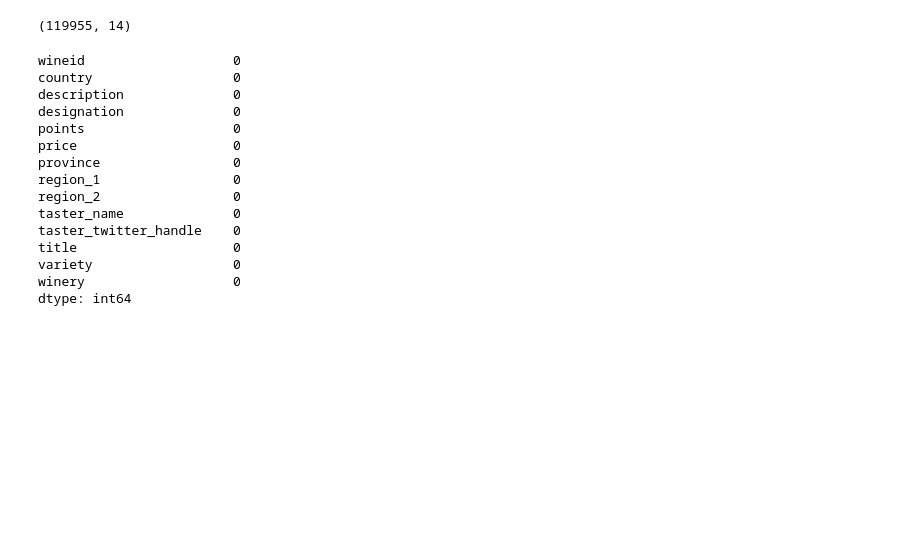
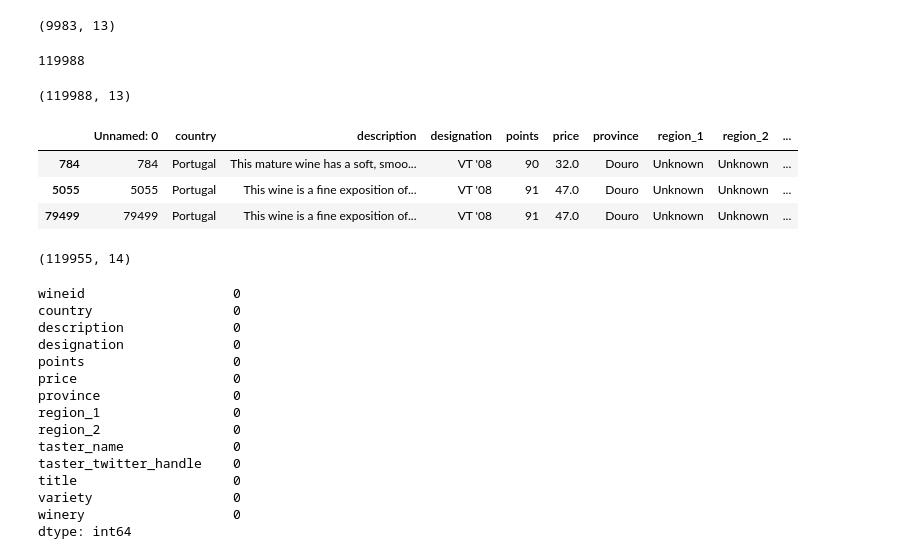
Before and after one commit to YufenLin/personal_sommelier, a Jupyter notebook: notebooks/personal_sommelier.ipynb, the cells around one changed output. Cells and saved outputs as stored; diff of their text form; code cells hidden in the pictures; blank space fills up the shorter version.

```diff
--- a/notebooks/personal_sommelier.ipynb
+++ b/notebooks/personal_sommelier.ipynb
@@ -14,0 +52,7 @@ pd.set_option('display.max_colwidth', -1)
+# %%
+link = 'https://drive.google.com/open?id=1VZ8ZZEhkSH3of8jIiokudu8ur_sFO6xp'
+fluff, id = link.split('=')
+# print (id)
+downloaded = drive.CreateFile({'id':id})
+downloaded.GetContentFile('winemag-data-130k-v2.csv')
+wine_data = pd.read_csv('winemag-data-130k-v2.csv', index_col=0)
@@ -15,5 +63,5 @@ pd.set_option('display.max_colwidth', -1)
 # %%
-wine_data = pd.read_csv("../data/raw/wine-reviews/winemag-data-130k-v2.csv")
-wine_data.rename(columns={'Unnamed: 0': 'wineid'},inplace=True)
+# wine_data = pd.read_csv("../data/raw/wine-reviews/winemag-data-130k-v2.csv")
+# wine_data.rename(columns={'Unnamed: 0': 'wineid'},inplace=True)
 # %%
 #create connection to database
@@ -34,0 +84,31 @@ wine_data = wine_data.drop_duplicates('description') # 10016 duplicates
+# %%
+# 9983
+# duplicated_test = ['country', 'title', 'taster_name', 'points','description']
+duplicated_test = list(wine_data.columns)
+result = wine_data.duplicated('country')
+for col in duplicated_test:
+  result = result & wine_data.duplicated(col)
+wine_data[result].shape
+
+# There is 9983 records is exactly same.
+# %% [output]
+(9983, 13)
+# %%
+# drop same records
+idx = wine_data[result].index
+wine_data.drop(idx , inplace=True)
+# %%
+129971 - 9983
+# %% [output]
+119988
+# %%
+wine_data.shape
+# %% [output]
+(119988, 13)
+# %%
+wine_data[wine_data['title']=="Quinta do Sagrado 2008 VT '08 Red (Douro)"]
+# %% [output]
+|  | Unnamed: 0 | country | description | designation | points | price | province | region_1 | region_2 | ... |
+| 784 | 784 | Portugal | This mature wine has a soft, smoo... | VT '08 | 90 | 32.0 | Douro | Unknown | Unknown | ... |
+| 5055 | 5055 | Portugal | This wine is a fine exposition of... | VT '08 | 91 | 47.0 | Douro | Unknown | Unknown | ... |
+| 79499 | 79499 | Portugal | This wine is a fine exposition of... | VT '08 | 91 | 47.0 | Douro | Unknown | Unknown | ... |
```
Also changed, not shown: parts of 17 cells of this notebook.
